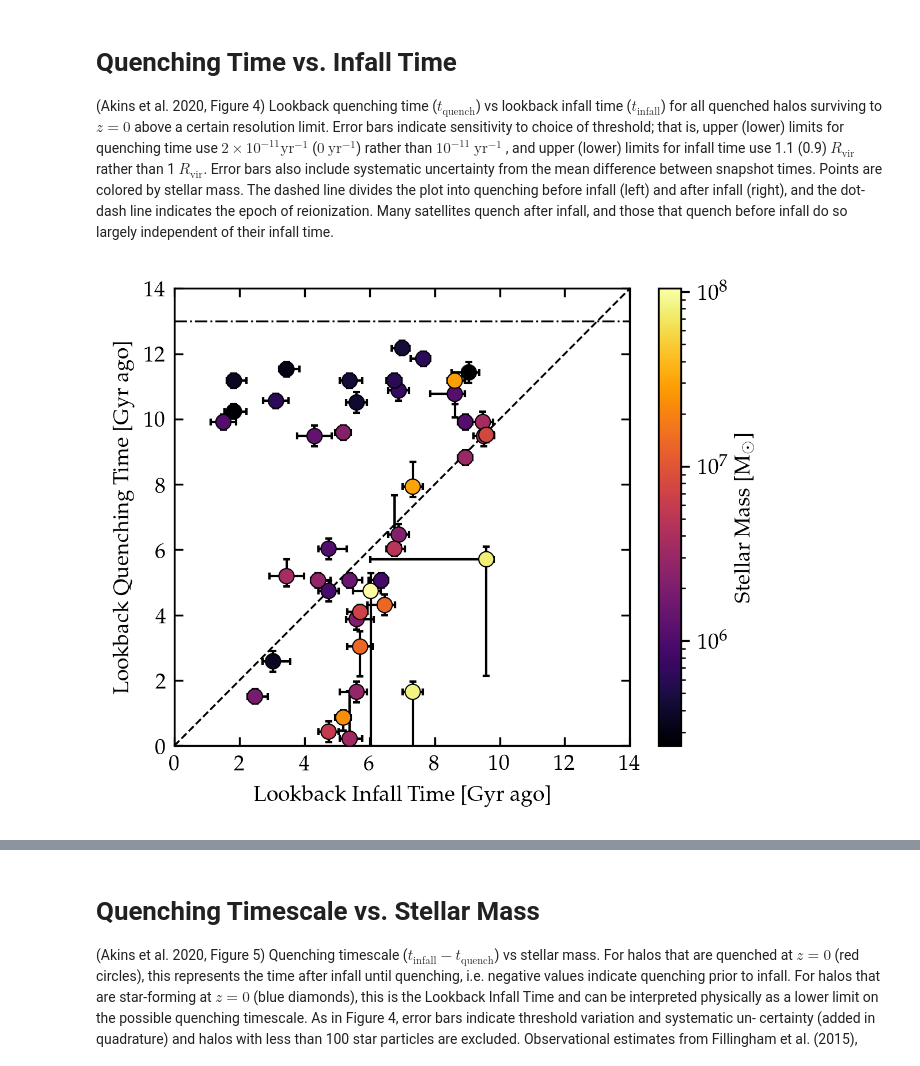
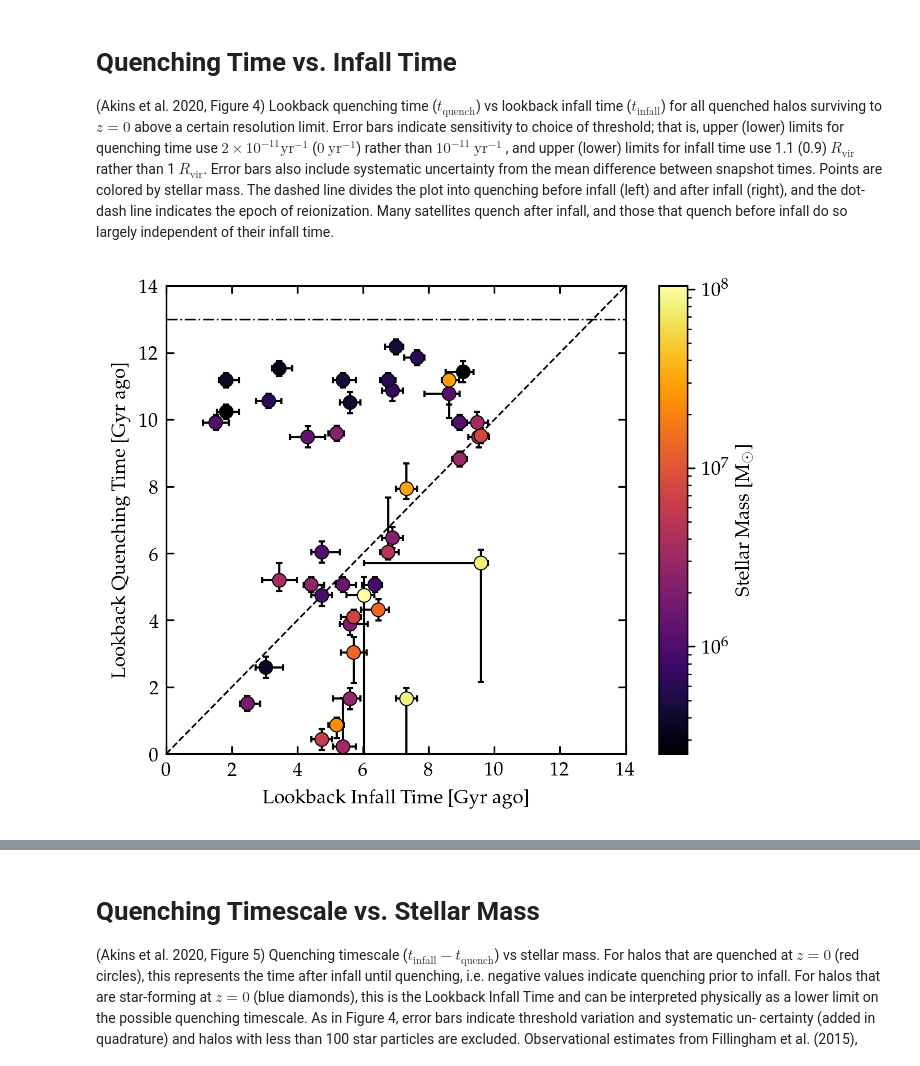
Before and after one commit to hollisakins/Justice_League_Code, a Jupyter notebook: Analysis/QuenchingTimescales/SFR_Quenching_Times.ipynb, the cells around one changed output, grey strips where cells are left out. Drawn from its saved outputs; the diff is of its cells as text; code cells hidden in the pictures.

```diff
--- a/Analysis/QuenchingTimescales/SFR_Quenching_Times.ipynb
+++ b/Analysis/QuenchingTimescales/SFR_Quenching_Times.ipynb
@@ -356,7 +315,7 @@ def read_timescales():
 (Akins et al. 2020, Figure 4) Lookback quenching time ($t_{\text{quench}}$) vs lookback infall time ($t_{\text{infall}}$) for all quenched halos surviving to $z = 0$ above a certain resolution limit. Error bars indicate sensitivity to choice of threshold; that is, upper (lower) limits for quenching time use $2\times 10^{−11} \text{yr}^{−1}$ ($0$ $\text{yr}^{−1}$) rather than $10^{−11}$ $\text{yr}^{-1}$ , and upper (lower) limits for infall time use 1.1 (0.9) $R_{\text{vir}}$ rather than 1 $R_{\text{vir}}$. Error bars also include systematic uncertainty from the mean difference between snapshot times. Points are colored by stellar mass. The dashed line divides the plot into quenching before infall (left) and after infall (right), and the dot-dash line indicates the epoch of reionization. Many satellites quench after infall, and those that quench before infall do so largely independent of their infall time.
 # %%
 # initialize the figure
-fig, ax = plt.subplots(1,1,figsize=(4.25,3.5),dpi=300)
+fig, ax = plt.subplots(1,1,figsize=(4.25,3.5),dpi=300, constrained_layout=True)
 
 data = read_timescales()
 # remove the data that has tinfall=None, i.e. never infell
@@ -418,32 +377,32 @@ im = ax.scatter(tinfall, tquench,
                  norm = mpl.colors.LogNorm(), # logarithmic normalization for the mass
                  marker = 'o',
                  s = 40,
                  zorder = 11)
 
 
 # plot diagonal line to separate quenching before and after infall
 ax.plot([0,20],[0,20], '--', linewidth=0.8, color='k', zorder=0)
 
 # plot reionization line
 reiontime = 13 # in our cosmic UV model reionization occurs at z ~ 6.7 or 13 Gyr ago
 ax.plot([0,20],[reiontime,reiontime], '-.', linewidth=0.8, color='k', zorder=1)
 
 ax.set_xlabel('Lookback Infall Time [Gyr ago]')
 ax.set_ylabel('Lookback Quenching Time [Gyr ago]')
 ax.set_xlim(0,14)
 ax.set_ylim(0,14)
 ax.set_xticks([0,2,4,6,8,10,12,14])
 ax.set_yticks([0,2,4,6,8,10,12,14])
 
 cbar = plt.colorbar(im, ax = ax)
 cbar.ax.set_ylabel(r'Stellar Mass [$\mathrm{M}_{\odot}$]')
 
 ax.tick_params(direction='in',which='both')
 ax.yaxis.set_ticks_position('both')
 ax.xaxis.set_ticks_position('both')
 
-plt.savefig(r'tq_ti.png', dpi=300)
+# plt.savefig(r'tq_ti.pdf', dpi=300)
 
 plt.show()
 # %% [output]
-[figure, old version]
+[figure, new version]
```
Also changed, not shown: parts of 10 cells of this notebook, 18 other files.
